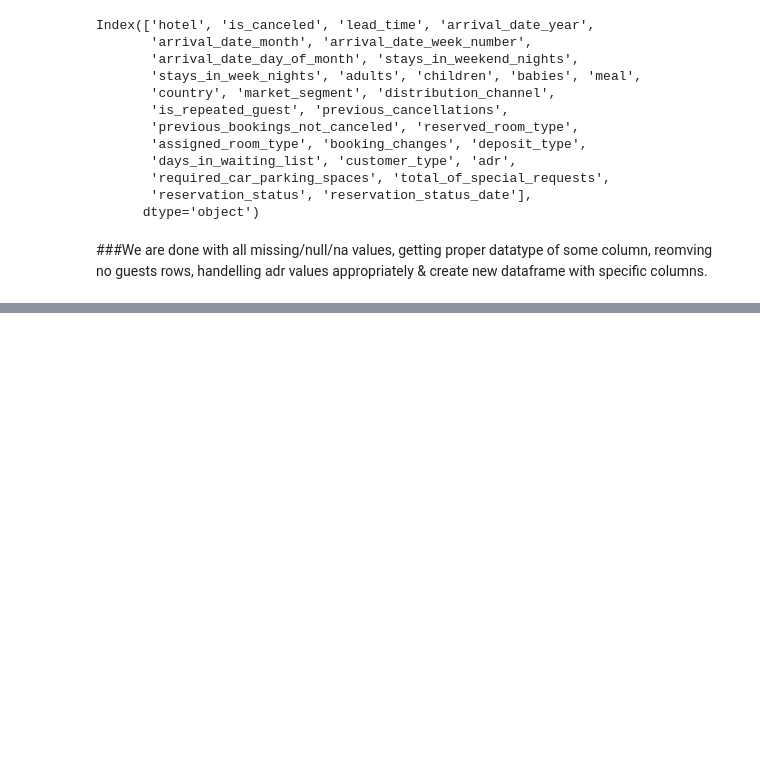
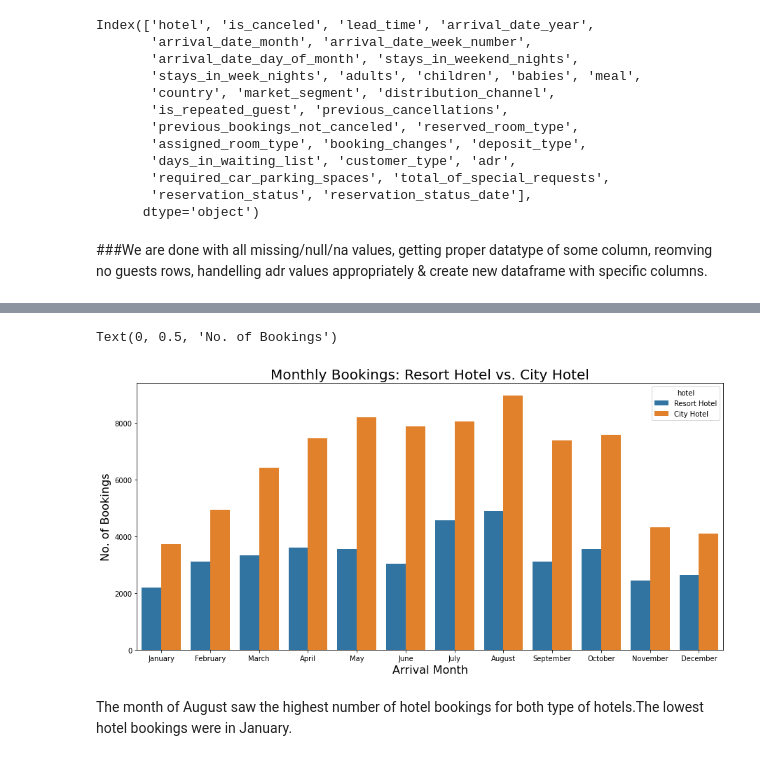
Before and after one commit to YashwantRaul/EDA-of-Hotel-booking, a Jupyter notebook: Hotel_Booking_Analysis_Capstone_Project.ipynb, the cells around one changed output, grey strips where cells are left out. Cells and saved outputs as stored; diff of their text form; code cells hidden in the pictures; blank space fills up the shorter version.

```diff
--- a/Hotel_Booking_Analysis_Capstone_Project.ipynb
+++ b/Hotel_Booking_Analysis_Capstone_Project.ipynb
@@ -166,0 +203,12 @@ df_new = df[req_columns]
+# %%
+# Month wise bookings for each type of hotel
+plt.rcParams['figure.figsize']= (15,7)
+sns.countplot(data = df_new, x = 'arrival_date_month', hue = 'hotel', order= [ 'January', 'February', 'March', 'April', 'May', 'June', 'July','August', 'September', 'October', 'November', 'December'])
+plt.title('Monthly Bookings: Resort Hotel vs. City Hotel',fontsize=20)
+plt.xlabel('Arrival Month', fontsize=16)
+plt.ylabel('No. of Bookings', fontsize=16)
+# %% [output]
+Text(0, 0.5, 'No. of Bookings')
+[figure, added]
+# %% [markdown]
+The month of August saw the highest number of hotel bookings for both type of hotels.The lowest hotel bookings were in January.
```
Also changed, not shown: parts of 10 cells of this notebook.
